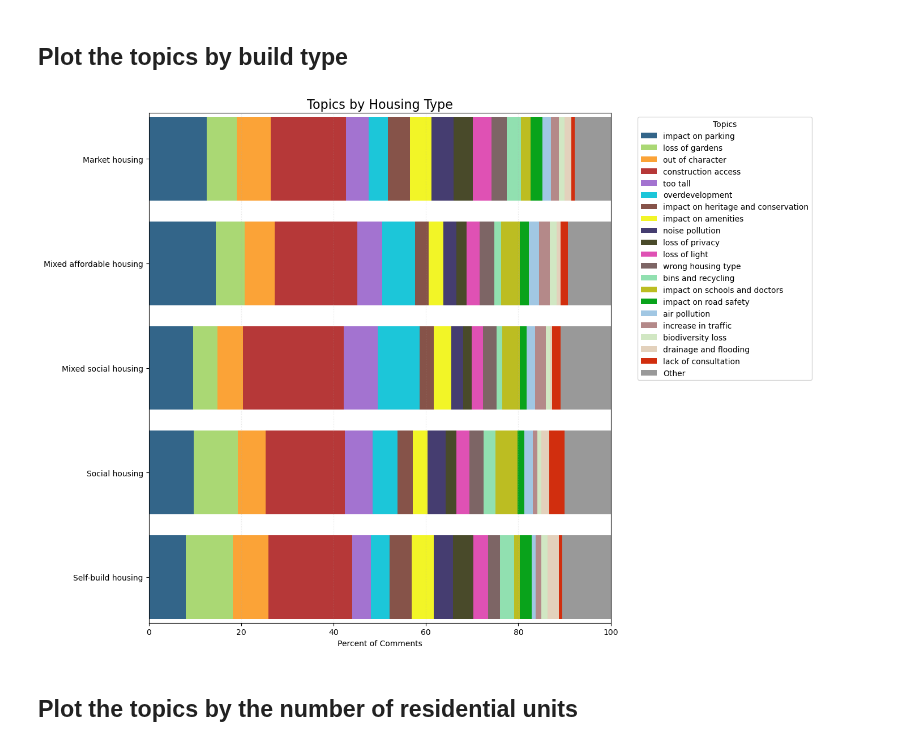
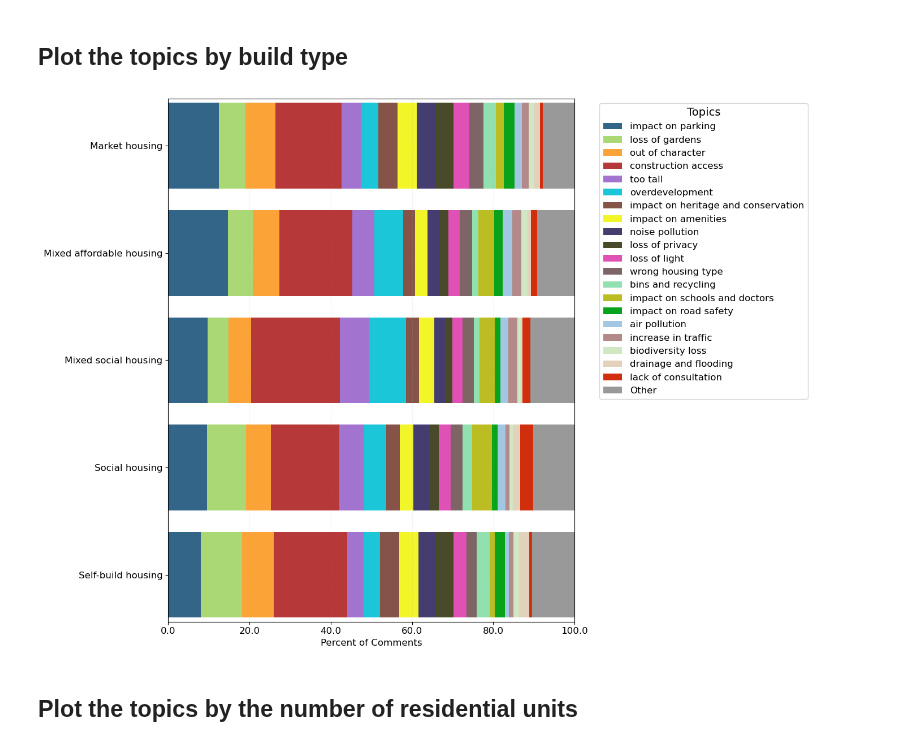
Before and after one commit to Bea-Taylor/nimby_nlp, a Jupyter notebook: notebooks/1_0_3_topic_analysis.ipynb, the cells around one changed output. Drawn from its saved outputs; the diff is of its cells as text; code cells hidden in the pictures.

```diff
--- a/notebooks/1_0_3_topic_analysis.ipynb
+++ b/notebooks/1_0_3_topic_analysis.ipynb
@@ -297,0 +301,6 @@ tp_df.head()
+# %%
+# number of unique topics in tp_df
+unique_topics = set()
+for topics in tp_df['topic_number'].dropna():
+    unique_topics.update(topics)
+print("Unique topics in tp_df:", len(unique_topics))
@@ -329,0 +357,6 @@ df = ppf.format_borough(df, borough_col_name='council')
+# %%
+# count unique topic number in df
+unique_topics = set()
+for topics in df['topic_number'].dropna():
+    unique_topics.update(topics)
+print("Unique topics in df:", len(unique_topics))
@@ -614,0 +710,6 @@ plt.show()
+# %%
+# count unique topic number in df
+unique_topics = set()
+for topics in df['topic_number'].dropna():
+    unique_topics.update(topics)
+print("Unique topics in df:", len(unique_topics))
@@ -654,7 +757,8 @@ for _, row in selected_topics.iterrows():
         'sentiment_score'
     ].dropna().values
 
-    topic_row = new_topic_names[new_topic_names['Topic'] == tid].iloc[0]
+    topic_row = new_topic_names.loc[new_topic_names['Topic'] == tid].iloc[0]
+    # topic_row = new_topic_names[new_topic_names['Topic'] == tid].iloc[0]
 
     sentiment_data.append(sentiments)
     topic_labels.append(topic_row['topic_group'])
@@ -700,14 +804,15 @@ ax.axhline(
 
 # Axis labels
 ax.set_yticks(range(1, len(topic_labels) + 1))
-ax.set_yticklabels(topic_labels)
+ax.set_yticklabels(topic_labels, fontsize=14)
 ax.invert_yaxis()
 
-ax.set_xlabel("Sentiment score")
+ax.set_xlabel("Sentiment score", fontsize=14)
 # ax.set_title(
 #     "Sentiment Distribution by Topic\n"
 #     "(10 Least Angry vs 10 Most Angry Topics)"
 # )
+ax.set_xticklabels(np.round(ax.get_xticks(), 2), fontsize=12)
 
 ax.grid(axis='x', linestyle='--', alpha=0.4)
 
@@ -724,7 +829,7 @@ ax.text(
     rotation=90,
     va="center",
     ha="right",
-    fontsize=13,
+    fontsize=14,
     fontweight="bold",
     transform=ax.get_yaxis_transform()
 )
@@ -735,7 +840,7 @@ ax.text(
     rotation=90,
     va="center",
     ha="right",
-    fontsize=13,
+    fontsize=14,
     fontweight="bold",
     transform=ax.get_yaxis_transform()
 )
@@ -1043,37 +1151,43 @@ left = [0] * len(house_types)
 
 for tid in ordered_topic_ids:
     ax.barh(
         y=house_types,
         width=data[tid],
         left=left,
         color=color_map[tid],
         label=name_map[tid]
     )
     left = [l + w for l, w in zip(left, data[tid])]
 
-ax.set_xlabel("Percent of Comments")
-ax.set_title("Topics by Housing Type", fontsize=16)
+ax.set_xlabel("Percent of Comments", fontsize=12)
+ax.set_xticklabels(np.round(ax.get_xticks(), 1), fontsize=12)
+# ax.set_title("Topics by Housing Type", fontsize=16)
 # ax.set_title("Topic Distribution by Housing Type (Top 20 Topics + Other)")
 ax.set_xlim(0, 100)
+
+# set y labels font size
+ax.set_yticklabels(house_types, fontsize=12)
 
 # Legend outside
 ax.legend(
     title="Topics",
     bbox_to_anchor=(1.05, 1),
-    loc="upper left"
+    loc="upper left",
+    fontsize=12,
+    title_fontsize=14
 )
 
 ax.grid(axis='x', linestyle=':', alpha=0.3)
 
 plt.tight_layout()
 plt.margins(y=0.008)
 plt.savefig(
     '../results/figures/object_topics_by_housing_type_stacked_top20_other.png',
     dpi=500
 )
 plt.show()
 # %% [output]
-[figure, old version]
+[figure, new version]
 # %% [markdown]
 ## Plot the topics by the number of residential units
 # %%
```
Also changed, not shown: parts of 27 cells of this notebook, 1 other file.
